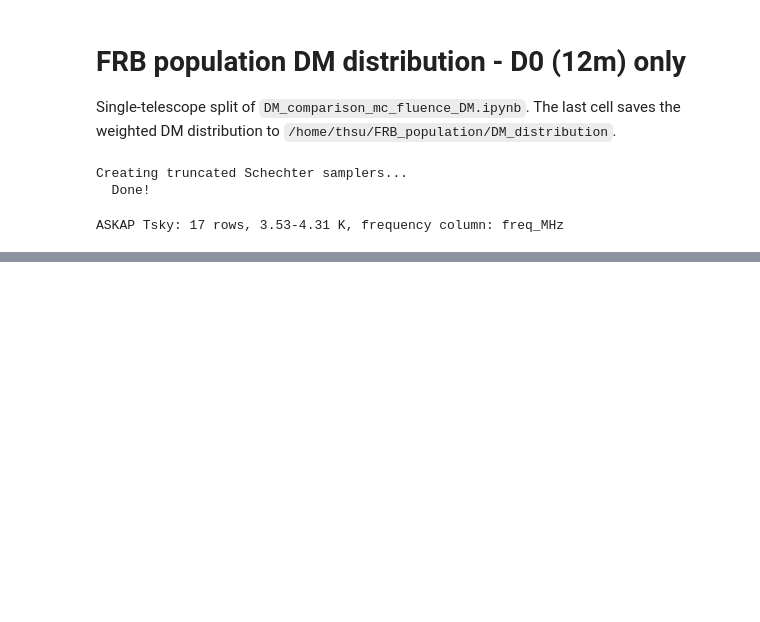
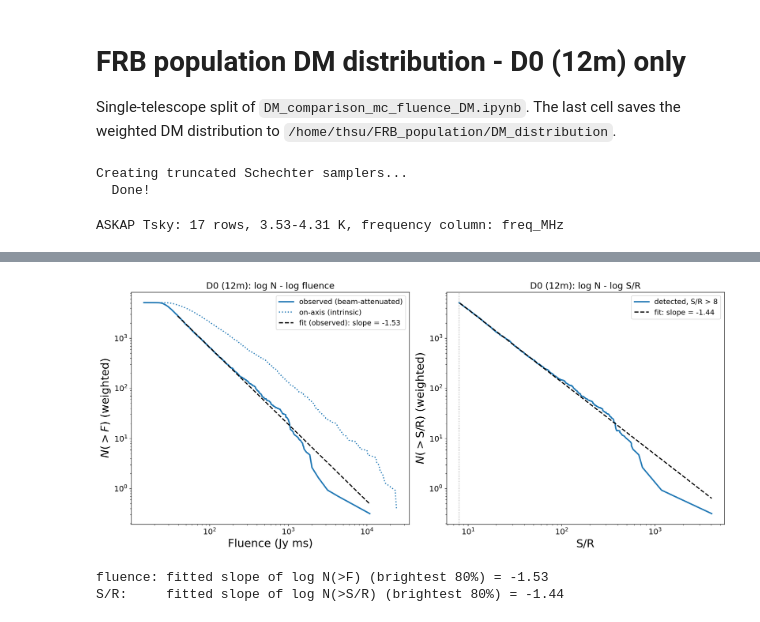
Before and after one commit to tzuyin524/FRB-POP, a Jupyter notebook: DM_distribution_telescopes_code/DM_comparison_mc_askap_fe.ipynb, the cells around one changed output, grey strips where cells are left out. Drawn from its saved outputs; the diff is of its cells as text; code cells hidden in the pictures; blank space fills up the shorter version.

```diff
--- a/DM_distribution_telescopes_code/DM_comparison_mc_askap_fe.ipynb
+++ b/DM_distribution_telescopes_code/DM_comparison_mc_askap_fe.ipynb
@@ -618,3 +618,75 @@ plt.show()
+# %%
+# ----------------------------------------------------------------------------
+# logN-logS plots for the detected, weighted FRB population
+#   left : log N(>fluence)  vs log fluence
+#   right: log N(>S/R)      vs log S/R
+# N is the weighted cumulative count (each event carries weight = n_total_population / TARGET_DETECTIONS),
+# so it is the same population as the DM histogram above.
+# A power law is fitted to the bright end and overplotted.
+# ----------------------------------------------------------------------------
+FIT_FRACTION = 0.8   # fit the brightest 50% of events (upper half); set e.g. 0.3 for the brightest 30%
+
+events = fluence_dm_results[TEL_KEY]
+
+fluence_obs = np.array([e["fluence_obs"] for e in events])   # beam-attenuated (what is measured), Jy ms
+fluence_true = np.array([e["fluence"] for e in events])      # on-axis / intrinsic, Jy ms
+snr_arr = np.array([e["snr"] for e in events])
+w = np.array([e["weight"] for e in events])
+
+def cumulative_N_greater(x, w):
+    """Weighted N(>x): returns x sorted ascending and N(>=x_i) at each sorted point."""
+    order = np.argsort(x)
+    x_s, w_s = x[order], w[order]
+    N_gt = w_s[::-1].cumsum()[::-1]      # sum of weights of all events with x >= x_i
+    return x_s, N_gt
+
+def fit_slope(x, N, frac=FIT_FRACTION):
+    """Fit log10 N = slope*log10 x + intercept over the brightest `frac` of events."""
+    x_lo = np.quantile(x, 1.0 - frac)
+    m = (x >= x_lo) & (N > 0)
+    slope, intercept = np.polyfit(np.log10(x[m]), np.log10(N[m]), 1)
+    x_fit = np.logspace(np.log10(x[m].min()), np.log10(x[m].max()), 50)
+    return slope, x_fit, 10 ** (intercept + slope * np.log10(x_fit))
+
+fig, axes = plt.subplots(1, 2, figsize=(16, 7), dpi=130)
+col = colors_tel[TEL_KEY]
+
+# ---- log N - log fluence ----------------------------------------------------
+ax = axes[0]
+x_o, N_o = cumulative_N_greater(fluence_obs, w)
+x_t, N_t = cumulative_N_greater(fluence_true, w)
+ax.loglog(x_o, N_o, color=col, lw=2.5, label="observed (beam-attenuated)")
+ax.loglog(x_t, N_t, color=col, lw=2.0, ls=":", label="on-axis (intrinsic)")
+slope_f, xf, Nf = fit_slope(x_o, N_o)
+ax.loglog(xf, Nf, "k--", lw=2, label=f"fit (observed): slope = {slope_f:.2f}")
+ax.set_xlabel("Fluence (Jy ms)", fontsize=20)
+ax.set_ylabel(r"$N(>F)$ (weighted)", fontsize=20)
+ax.set_title(f"{labels_tel[TEL_KEY]}: log N - log fluence", fontsize=16)
+ax.legend(fontsize=13)
+ax.tick_params(labelsize=14)
+
+# ---- log N - log S/R --------------------------------------------------------
+ax = axes[1]
+x_s, N_s = cumulative_N_greater(snr_arr, w)
+ax.loglog(x_s, N_s, color=col, lw=2.5, label=f"detected, S/R > {SNR_threshold}")
+slope_s, xs_fit, Ns_fit = fit_slope(x_s, N_s)
+ax.loglog(xs_fit, Ns_fit, "k--", lw=2, label=f"fit: slope = {slope_s:.2f}")
+ax.axvline(SNR_threshold, color="gray", ls=":", lw=1)
+ax.set_xlabel("S/R", fontsize=20)
+ax.set_ylabel(r"$N(>\mathrm{S/R})$ (weighted)", fontsize=20)
+ax.set_title(f"{labels_tel[TEL_KEY]}: log N - log S/R", fontsize=16)
+ax.legend(fontsize=13)
+ax.tick_params(labelsize=14)
+
+plt.tight_layout()
+plt.show()
+
+print(f"fluence: fitted slope of log N(>F) (brightest {FIT_FRACTION:.0%}) = {slope_f:.2f}")
+print(f"S/R:     fitted slope of log N(>S/R) (brightest {FIT_FRACTION:.0%}) = {slope_s:.2f}")
+# %% [output]
+[figure, added]
+fluence: fitted slope of log N(>F) (brightest 80%) = -1.53
+S/R:     fitted slope of log N(>S/R) (brightest 80%) = -1.44
 # %%
 # ----------------------------------------------------------------------------
 # SAVE: DM distribution of the weighted population -> .npy
```
Also changed, not shown: parts of 4 cells of this notebook, 40 other files.
